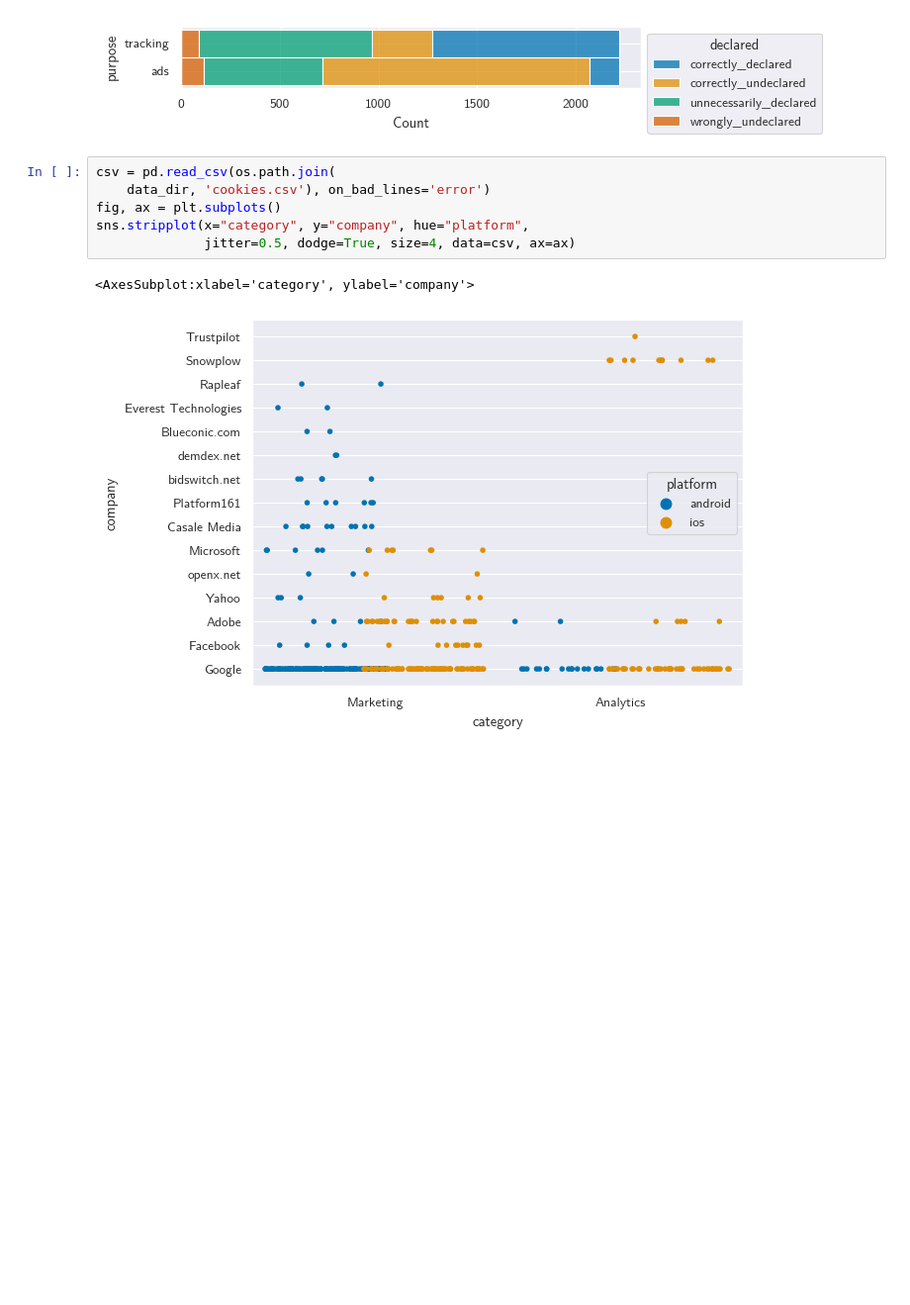
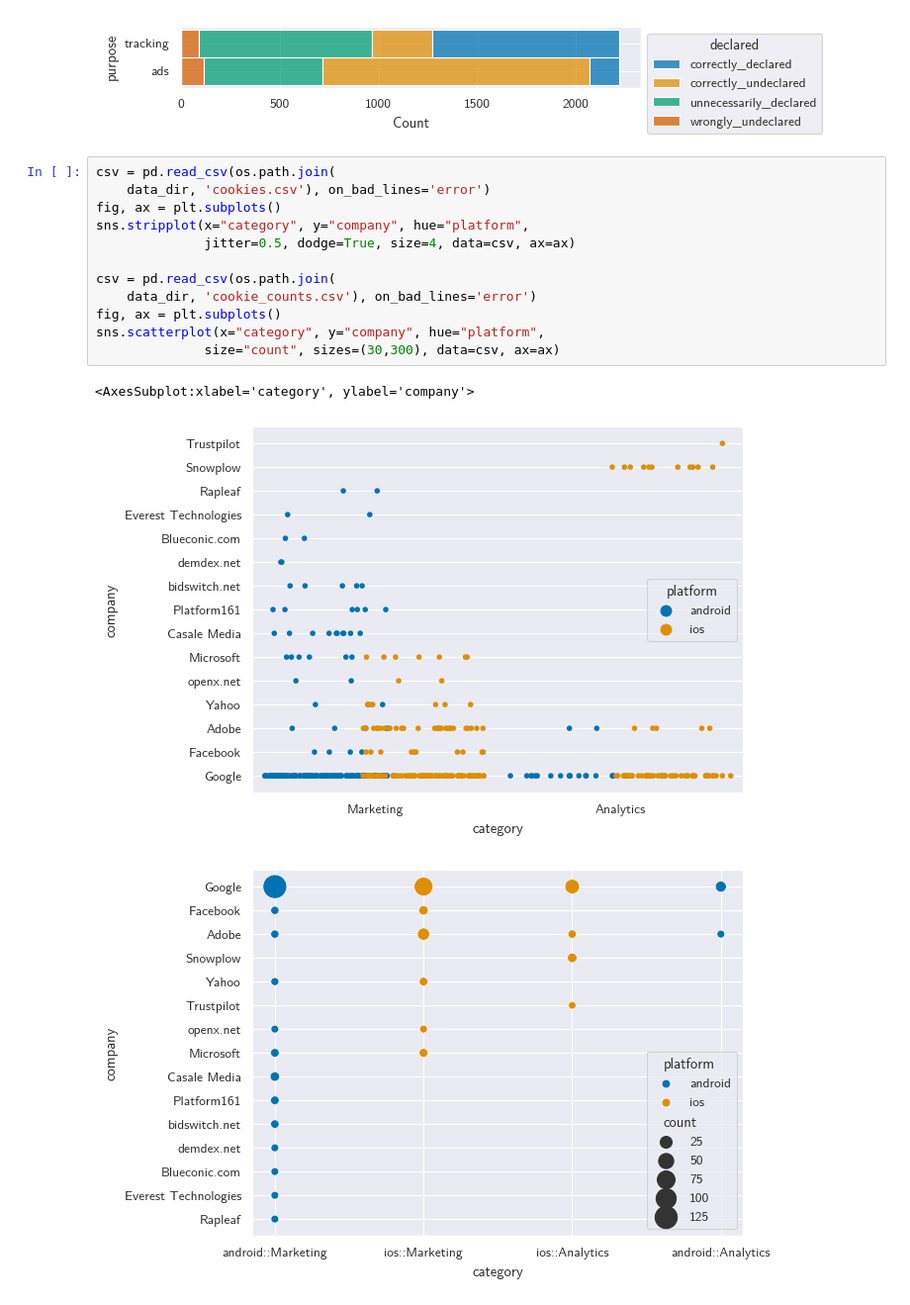
Before and after one commit to baltpeter/thesis-mobile-consent-dialogs, a Jupyter notebook: src/graphs.ipynb, the cells around one changed output. Shown at 99% size. Saved outputs shown, nothing was run; the diff lists cells and outputs as text; blank space fills up the shorter version.

```diff
--- a/src/graphs.ipynb
+++ b/src/graphs.ipynb
@@ -197,9 +200,16 @@ sns.move_legend(ax, "upper left", bbox_to_anchor=(1, 1))
 # %%
 csv = pd.read_csv(os.path.join(
     data_dir, 'cookies.csv'), on_bad_lines='error')
 fig, ax = plt.subplots()
 sns.stripplot(x="category", y="company", hue="platform",
               jitter=0.5, dodge=True, size=4, data=csv, ax=ax)
+
+csv = pd.read_csv(os.path.join(
+    data_dir, 'cookie_counts.csv'), on_bad_lines='error')
+fig, ax = plt.subplots()
+sns.scatterplot(x="category", y="company", hue="platform",
+              size="count", sizes=(30,300), data=csv, ax=ax)
 # %% [output]
 <AxesSubplot:xlabel='category', ylabel='company'>
-[figure, old version]
+[figure, new version]
+[figure, added]
```
Also changed, not shown: parts of 1 cell of this notebook, 12 other files.
